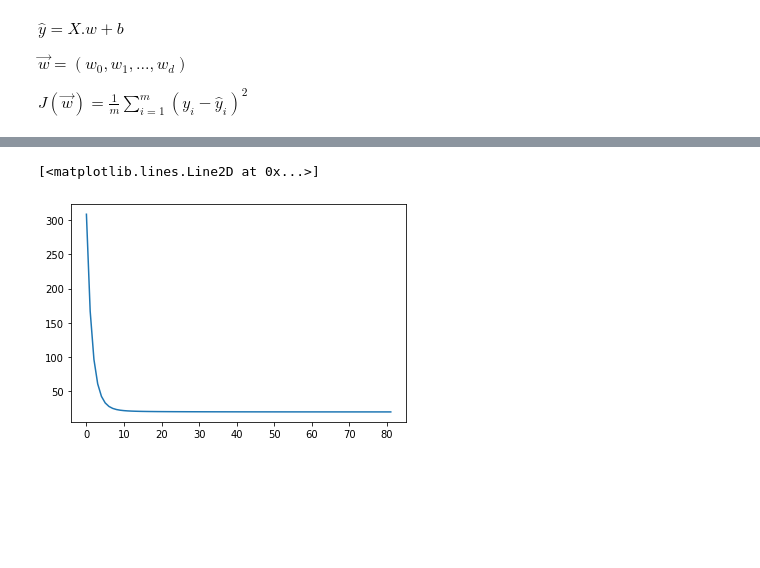
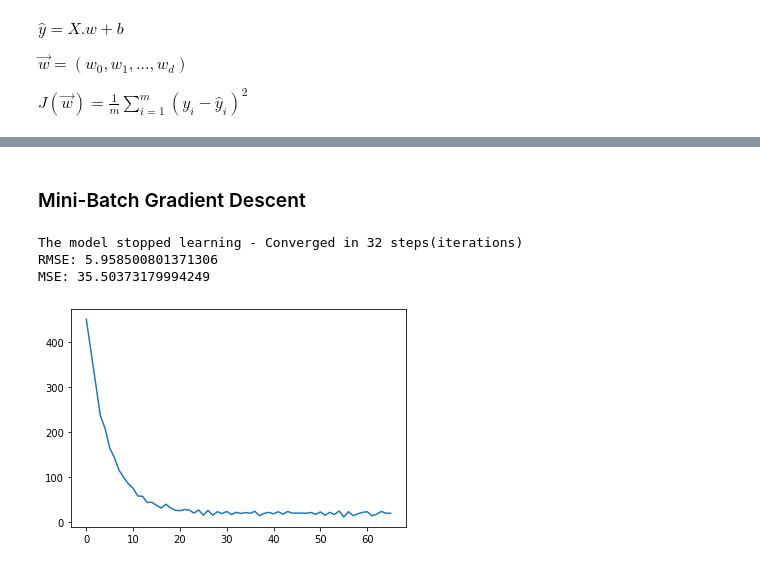
Before and after one commit to akhil189/ML-algorithms-from-scratch, a Jupyter notebook: linear_regression.ipynb, the cells around one changed output, grey strips where cells are left out. Drawn from its saved outputs; the diff is of its cells as text; code cells hidden in the pictures; blank space fills up the shorter version.

Commit message:
update Linear-Regression notebook

```diff
--- a/linear_regression.ipynb
+++ b/linear_regression.ipynb
@@ -69,12 +80,15 @@ mse: 33.56866114399539
 # %%
 lr = LinearRegression(learning_rate=0.3,
-                      optimizer='gd',
+                      optimizer='gradient_descent',
                       loss = 'mse')
 
 lr.fit(X_train, y_train)
 
 y_hat_test = lr.predict(X_test)
 
-print(f'rmse: {lr.rmse(y_test, y_hat_test)}')
-print(f'mse: {lr.mse(y_test, y_hat_test)}')
+print(f'RMSE: {lr.rmse(y_test, y_hat_test)}')
+print(f'MSE: {lr.mse(y_test, y_hat_test)}')
+
+plt.plot(lr.errors)
+plt.show()
 # %% [output]
@@ -85,5 +99,23 @@ mse: 33.741584037993114
-# %%
-plt.plot(lr.errors)
-# %% [output]
-[<matplotlib.lines.Line2D at 0x...>]
-[figure, removed]
+# %% [markdown]
+### Mini-Batch Gradient Descent
+# %%
+lr = LinearRegression(learning_rate=0.1,
+                      optimizer='gd',
+                      loss = 'mse',
+                      batch_size=256,
+                      tolerance=0.1)
+
+lr.fit(X_train, y_train)
+
+y_hat_test = lr.predict(X_test)
+
+print(f'RMSE: {lr.rmse(y_test, y_hat_test)}')
+print(f'MSE: {lr.mse(y_test, y_hat_test)}')
+
+plt.plot(lr.errors)
+plt.show()
+# %% [output]
+The model stopped learning - Converged in 32 steps(iterations)
+RMSE: 5.958500801371306
+MSE: 35.50373179994249
+[figure, added]
```
Also changed, not shown: parts of 12 cells of this notebook, 1 other file.
